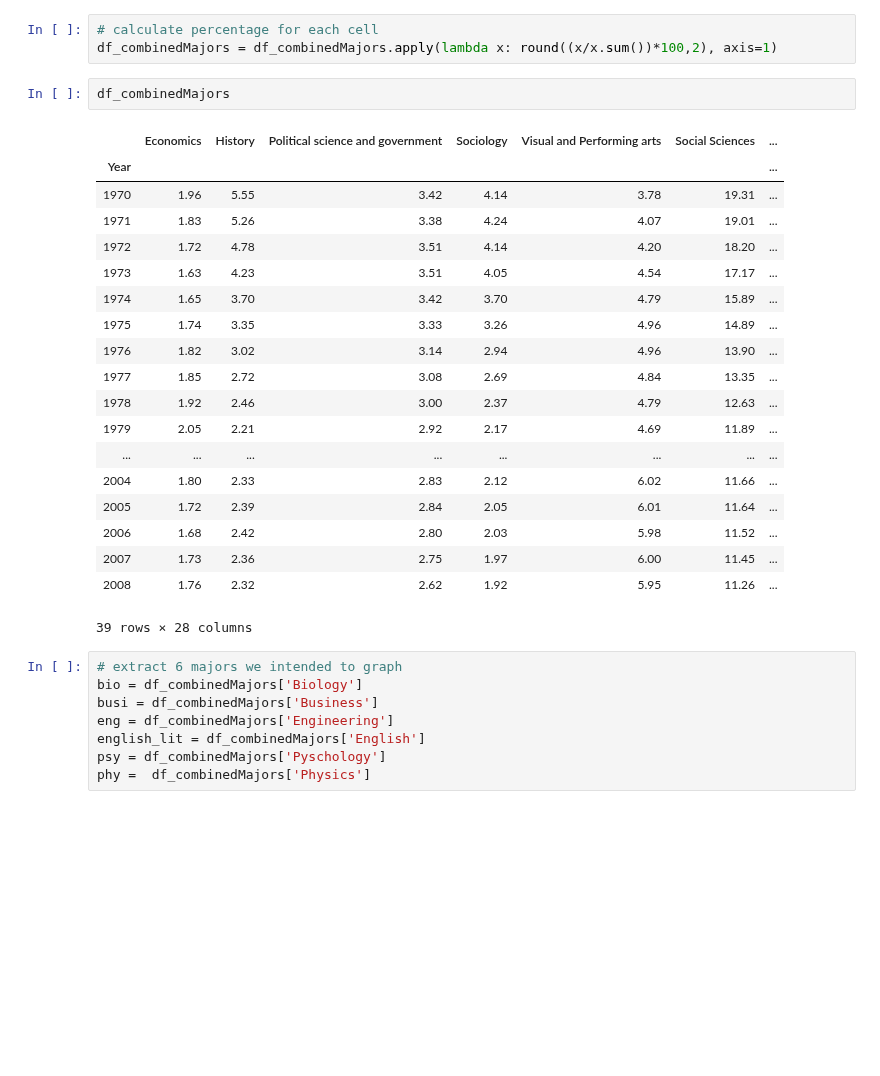
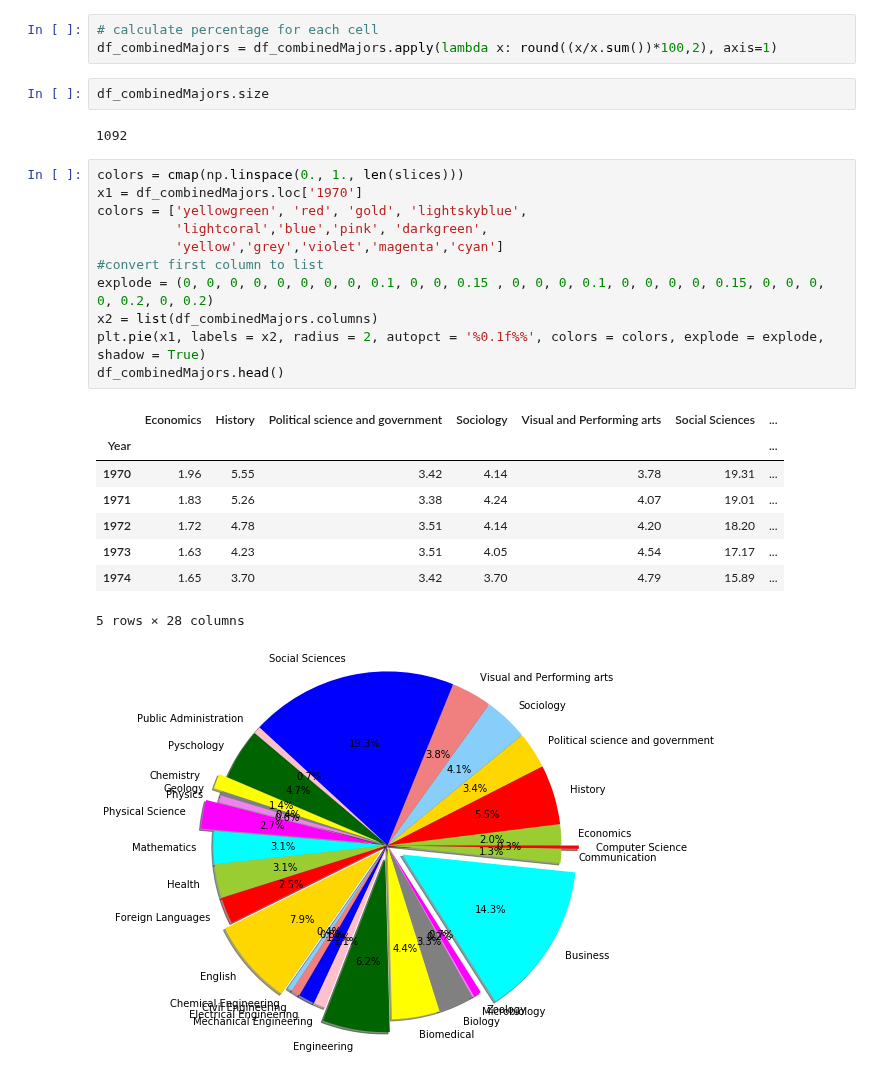
Before and after one commit to COGS108/group027, a Jupyter notebook: FinalProject.ipynb, the cells around one changed output. Drawn from its saved outputs; the diff is of its cells as text; blank space fills up the shorter version.

```diff
--- a/FinalProject.ipynb
+++ b/FinalProject.ipynb
@@ -326,32 +298,27 @@ df_combinedMajors.rename(index = {"1999-2": "1999"}, inplace = True)
 # calculate percentage for each cell
 df_combinedMajors = df_combinedMajors.apply(lambda x: round((x/x.sum())*100,2), axis=1)
 # %%
-df_combinedMajors
+df_combinedMajors.size
 # %% [output]
-|  | Economics | History | Political science and government | Sociology | Visual and Performing arts | Social Sciences | ... |
-| Year |  |  |  |  |  |  | ... |
-| 1970 | 1.96 | 5.55 | 3.42 | 4.14 | 3.78 | 19.31 | ... |
-| 1971 | 1.83 | 5.26 | 3.38 | 4.24 | 4.07 | 19.01 | ... |
-| 1972 | 1.72 | 4.78 | 3.51 | 4.14 | 4.20 | 18.20 | ... |
-| 1973 | 1.63 | 4.23 | 3.51 | 4.05 | 4.54 | 17.17 | ... |
-| 1974 | 1.65 | 3.70 | 3.42 | 3.70 | 4.79 | 15.89 | ... |
-| 1975 | 1.74 | 3.35 | 3.33 | 3.26 | 4.96 | 14.89 | ... |
-| 1976 | 1.82 | 3.02 | 3.14 | 2.94 | 4.96 | 13.90 | ... |
-| 1977 | 1.85 | 2.72 | 3.08 | 2.69 | 4.84 | 13.35 | ... |
-| 1978 | 1.92 | 2.46 | 3.00 | 2.37 | 4.79 | 12.63 | ... |
-| 1979 | 2.05 | 2.21 | 2.92 | 2.17 | 4.69 | 11.89 | ... |
-| ... | ... | ... | ... | ... | ... | ... | ... |
-| 2004 | 1.80 | 2.33 | 2.83 | 2.12 | 6.02 | 11.66 | ... |
-| 2005 | 1.72 | 2.39 | 2.84 | 2.05 | 6.01 | 11.64 | ... |
-| 2006 | 1.68 | 2.42 | 2.80 | 2.03 | 5.98 | 11.52 | ... |
-| 2007 | 1.73 | 2.36 | 2.75 | 1.97 | 6.00 | 11.45 | ... |
-| 2008 | 1.76 | 2.32 | 2.62 | 1.92 | 5.95 | 11.26 | ... |
-39 rows × 28 columns
+1092
-# %%
-# extract 6 majors we intended to graph
-bio = df_combinedMajors['Biology']
-busi = df_combinedMajors['Business']
-eng = df_combinedMajors['Engineering']
-english_lit = df_combinedMajors['English']
-psy = df_combinedMajors['Pyschology']
-phy =  df_combinedMajors['Physics']
+# %%
+colors = cmap(np.linspace(0., 1., len(slices)))
+x1 = df_combinedMajors.loc['1970']
+colors = ['yellowgreen', 'red', 'gold', 'lightskyblue',
+          'lightcoral','blue','pink', 'darkgreen',
+          'yellow','grey','violet','magenta','cyan']
+#convert first column to list
+explode = (0, 0, 0, 0, 0, 0, 0, 0, 0.1, 0, 0, 0.15 , 0, 0, 0, 0.1, 0, 0, 0, 0, 0.15, 0, 0, 0, 0, 0.2, 0, 0.2)
+x2 = list(df_combinedMajors.columns)
+plt.pie(x1, labels = x2, radius = 2, autopct = '%0.1f%%', colors = colors, explode = explode, shadow = True)
+df_combinedMajors.head()
+# %% [output]
+|  | Economics | History | Political science and government | Sociology | Visual and Performing arts | Social Sciences | ... |
+| Year |  |  |  |  |  |  | ... |
+| 1970 | 1.96 | 5.55 | 3.42 | 4.14 | 3.78 | 19.31 | ... |
+| 1971 | 1.83 | 5.26 | 3.38 | 4.24 | 4.07 | 19.01 | ... |
+| 1972 | 1.72 | 4.78 | 3.51 | 4.14 | 4.20 | 18.20 | ... |
+| 1973 | 1.63 | 4.23 | 3.51 | 4.05 | 4.54 | 17.17 | ... |
+| 1974 | 1.65 | 3.70 | 3.42 | 3.70 | 4.79 | 15.89 | ... |
+5 rows × 28 columns
+[figure, added]
```
Also changed, not shown: parts of 11 cells of this notebook.
